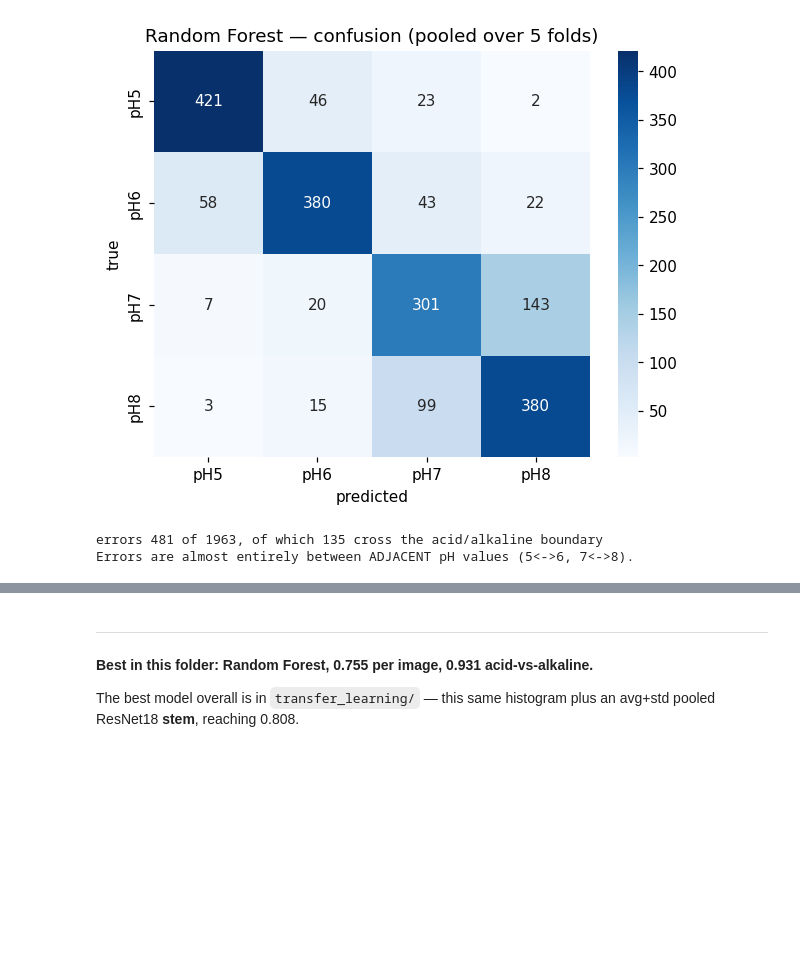
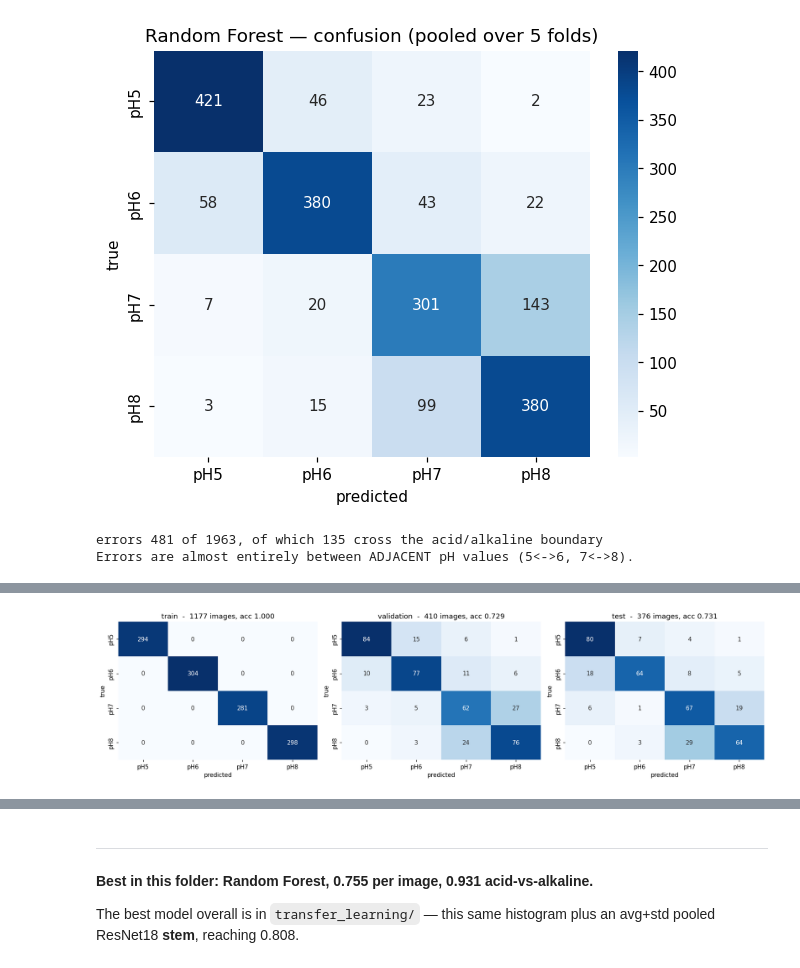
Before and after one commit to cherie-dips/MLPR_Project, a Jupyter notebook: supervised/supervised_models.ipynb, the cells around one changed output, grey strips where cells are left out. Drawn from its saved outputs; the diff is of its cells as text; code cells hidden in the pictures; blank space fills up the shorter version.

```diff
--- a/supervised/supervised_models.ipynb
+++ b/supervised/supervised_models.ipynb
@@ -164,0 +172,19 @@ Errors are almost entirely between ADJACENT pH values (5<->6, 7<->8).
+# %%
+import pandas as pd
+from IPython.display import display
+
+sp=np.array([r["split"] for r in rows])
+masks={"train":sp=="train","validation":sp=="val","test":sp=="test"}
+fixed=RandomForestClassifier(400,min_samples_leaf=2,random_state=SEED,n_jobs=-1)
+fixed.fit(X[masks["train"]],y[masks["train"]])
+
+CMs={}; table=[]
+for name,m in masks.items():
+    p=fixed.predict(X[m]); CMs[name]=confusion_matrix(y[m],p,labels=range(4))
+    table.append(dict(split=name, wells=len(set(well[m])), images=int(m.sum()),
+                      accuracy=accuracy_score(y[m],p),
+                      macro_F1=f1_score(y[m],p,average="macro"),
+                      acid_vs_alkaline=accuracy_score(y[m]>=2,p>=2)))
+df=pd.DataFrame(table).set_index("split").round(3)
+display(df)
+print(f"train -> validation gap: {df.loc['train','accuracy']-df.loc['validation','accuracy']:+.3f}")
@@ -164,0 +198,10 @@ Errors are almost entirely between ADJACENT pH values (5<->6, 7<->8).
+# %%
+fig,ax=plt.subplots(1,3,figsize=(16,4.2))
+for a,(name,cm) in zip(ax,CMs.items()):
+    sns.heatmap(cm,annot=True,fmt="d",cmap="Blues",ax=a,cbar=False,
+                xticklabels=[f"pH{c}" for c in CLASSES],yticklabels=[f"pH{c}" for c in CLASSES])
+    a.set_title(f"{name}  -  {cm.sum()} images, acc {np.trace(cm)/cm.sum():.3f}")
+    a.set_xlabel("predicted"); a.set_ylabel("true")
+plt.tight_layout(); plt.show()
+# %% [output]
+[figure, added]
```
Also changed, not shown: parts of 5 cells of this notebook, 5 other files.
